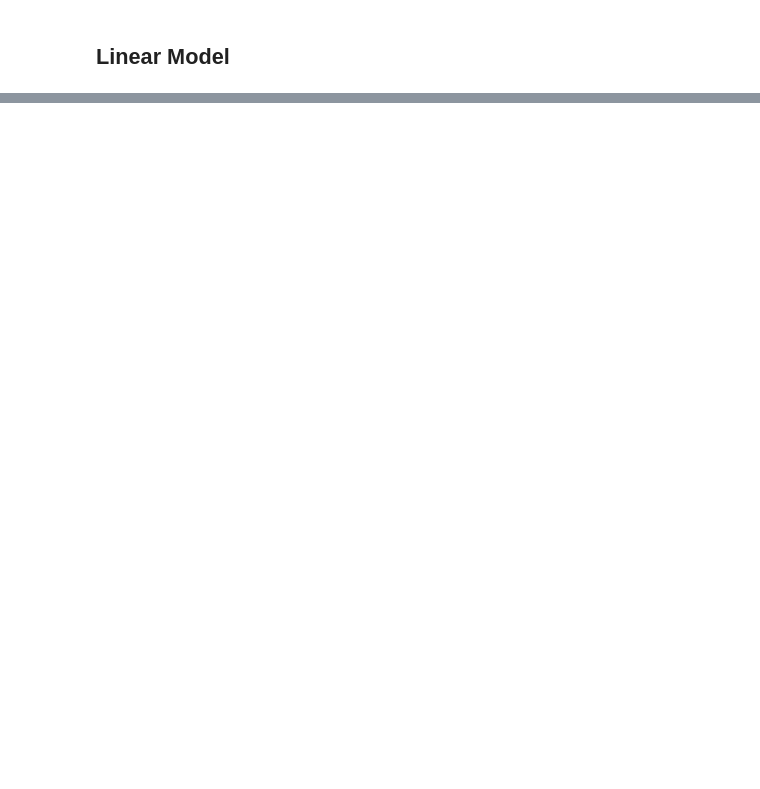
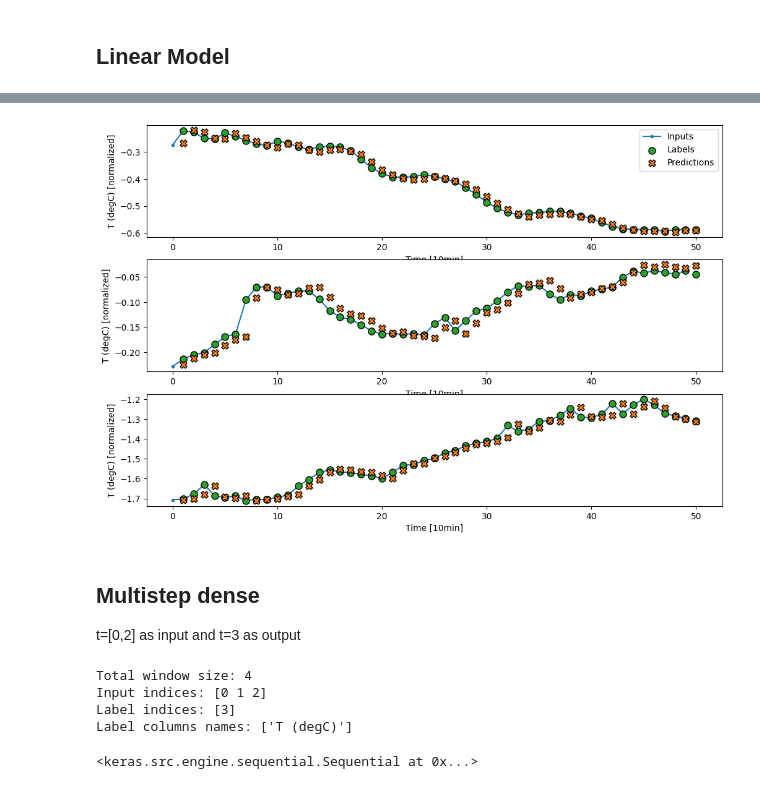
Before and after one commit to kevin-eschbach/data_safari, a Jupyter notebook: intro_ts_forecasting/weather_forecast.ipynb, the cells around one changed output, grey strips where cells are left out. Drawn from its saved outputs; the diff is of its cells as text; code cells hidden in the pictures; blank space fills up the shorter version.

```diff
--- a/intro_ts_forecasting/weather_forecast.ipynb
+++ b/intro_ts_forecasting/weather_forecast.ipynb
@@ -454,0 +462,10 @@ _ = ax.set_xticklabels(train_df.columns, rotation=90)
+# %%
+dense =tf.keras.Sequential([
+    tf.keras.layers.Dense(units=64, activation='relu'),
+    tf.keras.layers.Dense(units=64, activation='relu'),
+    tf.keras.layers.Dense(units=1)
+])
+history = compile_and_fit(dense, single_step_window)
+
+val_performance['dense'] = dense.evaluate(single_step_window.val)
+performance['dense'] = dense.evaluate(single_step_window.test)
@@ -454,0 +483,38 @@ _ = ax.set_xticklabels(train_df.columns, rotation=90)
+# %%
+wide_window.plot(dense)
+# %% [output]
+[figure, added]
+# %% [markdown]
+## Multistep dense
+t=[0,2] as input and t=3 as output
+# %%
+CONV_WIDTH = 3
+
+conv_window = WindowGenerator(
+    input_width=CONV_WIDTH,
+    label_width=1,
+    shift=1,
+    label_columns=['T (degC)'],
+    train_df=train_df,
+    test_df=test_df,
+    val_df=val_df
+)
+
+conv_window
+# %% [output]
+Total window size: 4
+Input indices: [0 1 2]
+Label indices: [3]
+Label columns names: ['T (degC)']
+# %%
+multi_step_dense = tf.keras.Sequential([
+    tf.keras.layers.Flatten(),
+    tf.keras.layers.Dense(units=32, activation='relu'),
+    tf.keras.layers.Dense(units=32, activation='relu'),
+    tf.keras.layers.Dense(units=1),
+    tf.keras.layers.Reshape([1, -1])
+])
+
+multi_step_dense
+# %% [output]
+<keras.src.engine.sequential.Sequential at 0x...>
```
Also changed, not shown: parts of 66 cells of this notebook.
